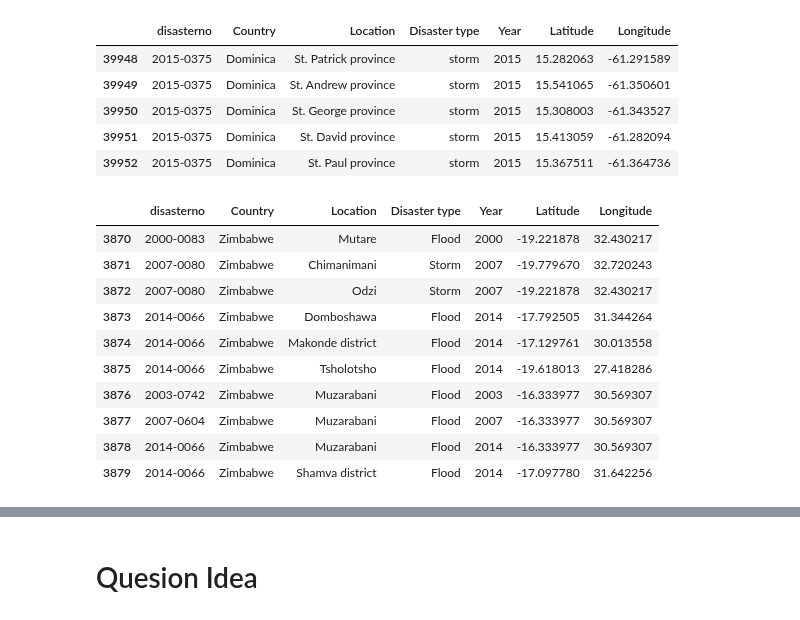
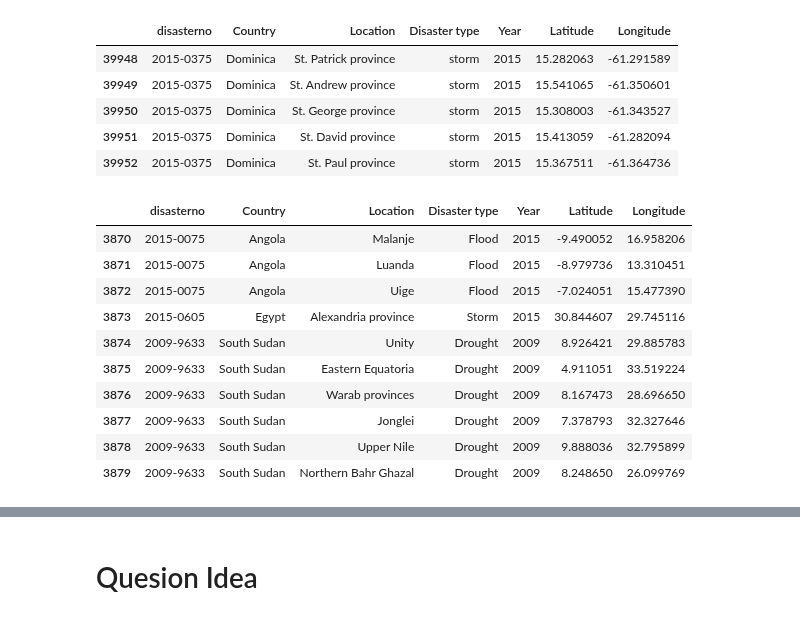
Before and after one commit to 0xpix/CERI-Project, a Jupyter notebook: notebooks/EDA.ipynb, the cells around one changed output, grey strips where cells are left out. Cells and saved outputs as stored; diff of their text form; code cells hidden in the pictures.

```diff
--- a/notebooks/EDA.ipynb
+++ b/notebooks/EDA.ipynb
@@ -536,7 +419,7 @@ columns = ['disasterno', 'country', 'location', 'disastertype', 'year', 'latitud
 corrected_columns = ['disasterno', 'Country', 'Location', 'Disaster type', 'Year', 'Latitude', 'Longitude']
 
 # Now we'll apply the function to see its behavior
-selected_data = select_and_rename_columns(df, columns, corrected_columns)
+selected_data = select_and_rename_columns(GDIS_raw_Data, columns, corrected_columns)
 selected_data.tail()  # Display the last few rows of the processed data
 # %% [output]
 |  | disasterno | Country | Location | Disaster type | Year | Latitude | Longitude |
@@ -547,17 +430,17 @@ selected_data.tail()  # Display the last few rows of the processed data
 | 39952 | 2015-0375 | Dominica | St. Paul province | storm | 2015 | 15.367511 | -61.364736 |
 # %%
 years_filter = range(2000, 2018)  # Using range for better performance on large datasets
-GDIS_Data = filter_african_disasters(Disasters_from_a_map_data_with_selected_columns, years_filter, capitalize=True)
+GDIS_Data = filter_african_disasters(selected_data, years_filter, capitalize=True)
 GDIS_Data.tail(10) # Display the last 10 rows of the processed data
 # %% [output]
 |  | disasterno | Country | Location | Disaster type | Year | Latitude | Longitude |
-| 3870 | 2000-0083 | Zimbabwe | Mutare | Flood | 2000 | -19.221878 | 32.430217 |
-| 3871 | 2007-0080 | Zimbabwe | Chimanimani | Storm | 2007 | -19.779670 | 32.720243 |
-| 3872 | 2007-0080 | Zimbabwe | Odzi | Storm | 2007 | -19.221878 | 32.430217 |
-| 3873 | 2014-0066 | Zimbabwe | Domboshawa | Flood | 2014 | -17.792505 | 31.344264 |
-| 3874 | 2014-0066 | Zimbabwe | Makonde district | Flood | 2014 | -17.129761 | 30.013558 |
-| 3875 | 2014-0066 | Zimbabwe | Tsholotsho | Flood | 2014 | -19.618013 | 27.418286 |
-| 3876 | 2003-0742 | Zimbabwe | Muzarabani | Flood | 2003 | -16.333977 | 30.569307 |
-| 3877 | 2007-0604 | Zimbabwe | Muzarabani | Flood | 2007 | -16.333977 | 30.569307 |
-| 3878 | 2014-0066 | Zimbabwe | Muzarabani | Flood | 2014 | -16.333977 | 30.569307 |
-| 3879 | 2014-0066 | Zimbabwe | Shamva district | Flood | 2014 | -17.097780 | 31.642256 |
+| 3870 | 2015-0075 | Angola | Malanje | Flood | 2015 | -9.490052 | 16.958206 |
+| 3871 | 2015-0075 | Angola | Luanda | Flood | 2015 | -8.979736 | 13.310451 |
+| 3872 | 2015-0075 | Angola | Uige | Flood | 2015 | -7.024051 | 15.477390 |
+| 3873 | 2015-0605 | Egypt | Alexandria province | Storm | 2015 | 30.844607 | 29.745116 |
+| 3874 | 2009-9633 | South Sudan | Unity | Drought | 2009 | 8.926421 | 29.885783 |
+| 3875 | 2009-9633 | South Sudan | Eastern Equatoria | Drought | 2009 | 4.911051 | 33.519224 |
+| 3876 | 2009-9633 | South Sudan | Warab provinces | Drought | 2009 | 8.167473 | 28.696650 |
+| 3877 | 2009-9633 | South Sudan | Jonglei | Drought | 2009 | 7.378793 | 32.327646 |
+| 3878 | 2009-9633 | South Sudan | Upper Nile | Drought | 2009 | 9.888036 | 32.795899 |
+| 3879 | 2009-9633 | South Sudan | Northern Bahr Ghazal | Drought | 2009 | 8.248650 | 26.099769 |
```
Also changed, not shown: parts of 46 cells of this notebook.
